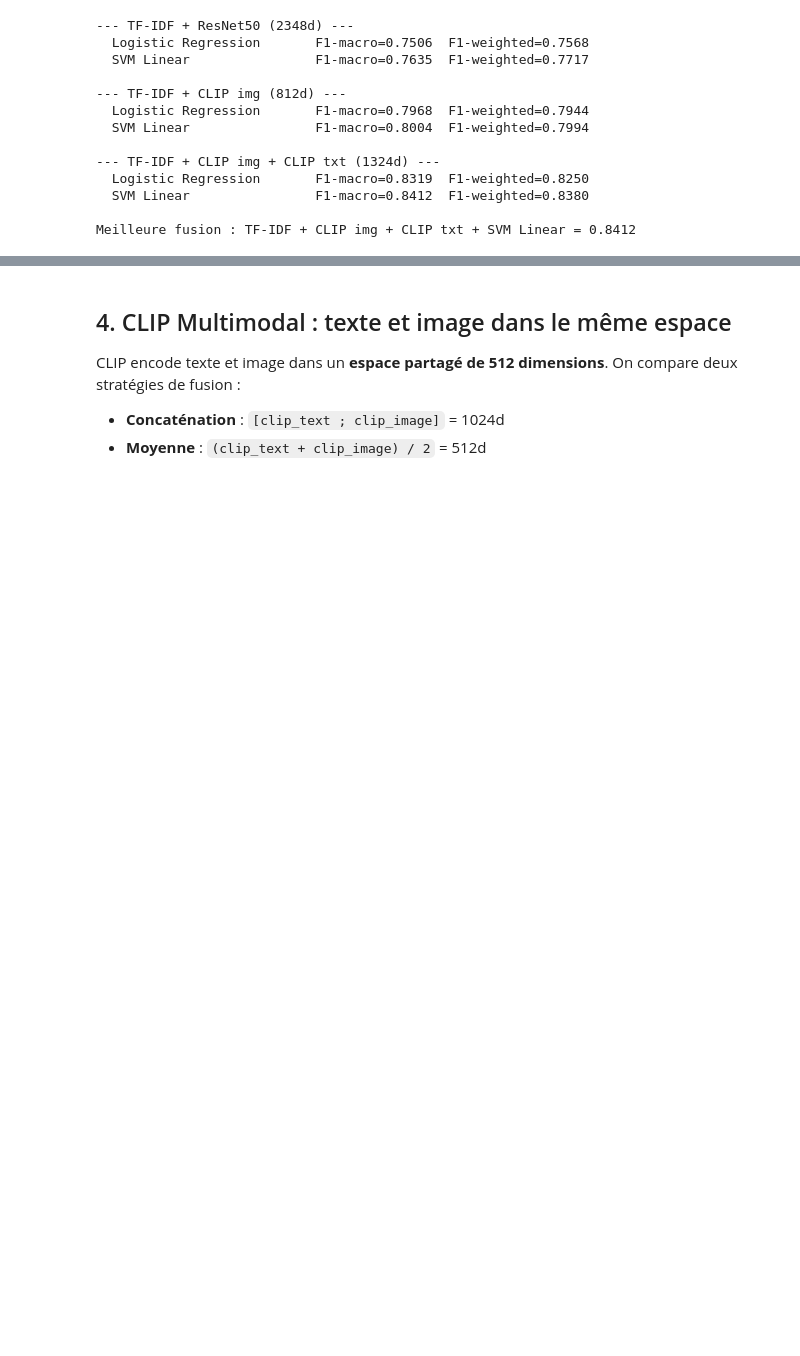
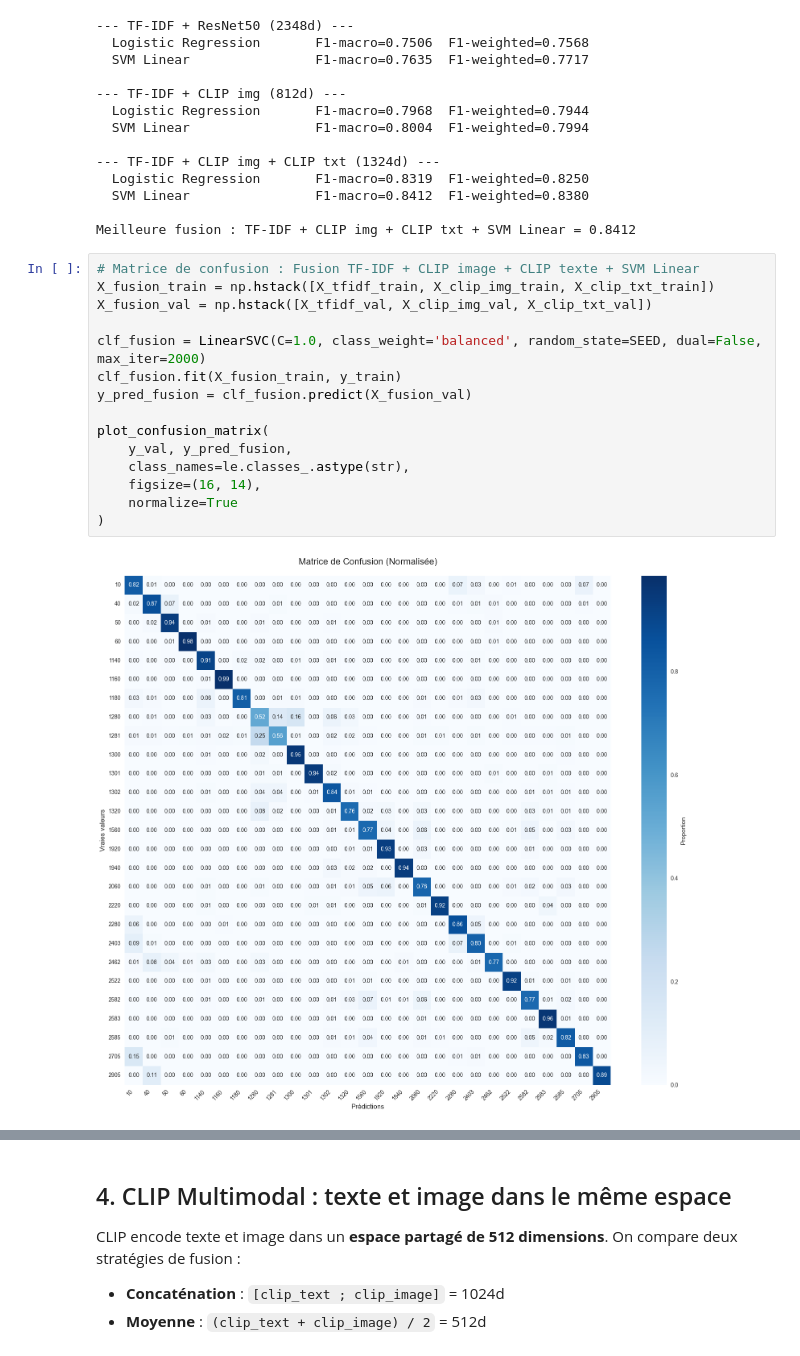
Before and after one commit to Zhrii/Datascientest_projets, a Jupyter notebook: notebooks/12_multimodal_fusion.ipynb, the cells around one changed output, grey strips where cells are left out. Cells and saved outputs as stored; diff of their text form; blank space fills up the shorter version.

```diff
--- a/notebooks/12_multimodal_fusion.ipynb
+++ b/notebooks/12_multimodal_fusion.ipynb
@@ -302,3 +302,20 @@ print(f'\nMeilleure fusion : {fusion_df.iloc[0]["Features"]} + {fusion_df.iloc[0
   SVM Linear                F1-macro=0.8412  F1-weighted=0.8380
 
 Meilleure fusion : TF-IDF + CLIP img + CLIP txt + SVM Linear = 0.8412
+# %%
+# Matrice de confusion : Fusion TF-IDF + CLIP image + CLIP texte + SVM Linear
+X_fusion_train = np.hstack([X_tfidf_train, X_clip_img_train, X_clip_txt_train])
+X_fusion_val = np.hstack([X_tfidf_val, X_clip_img_val, X_clip_txt_val])
+
+clf_fusion = LinearSVC(C=1.0, class_weight='balanced', random_state=SEED, dual=False, max_iter=2000)
+clf_fusion.fit(X_fusion_train, y_train)
+y_pred_fusion = clf_fusion.predict(X_fusion_val)
+
+plot_confusion_matrix(
+    y_val, y_pred_fusion,
+    class_names=le.classes_.astype(str),
+    figsize=(16, 14),
+    normalize=True
+)
+# %% [output]
+[figure, added]
```
Also changed, not shown: parts of 3 cells of this notebook, 1 other file.
